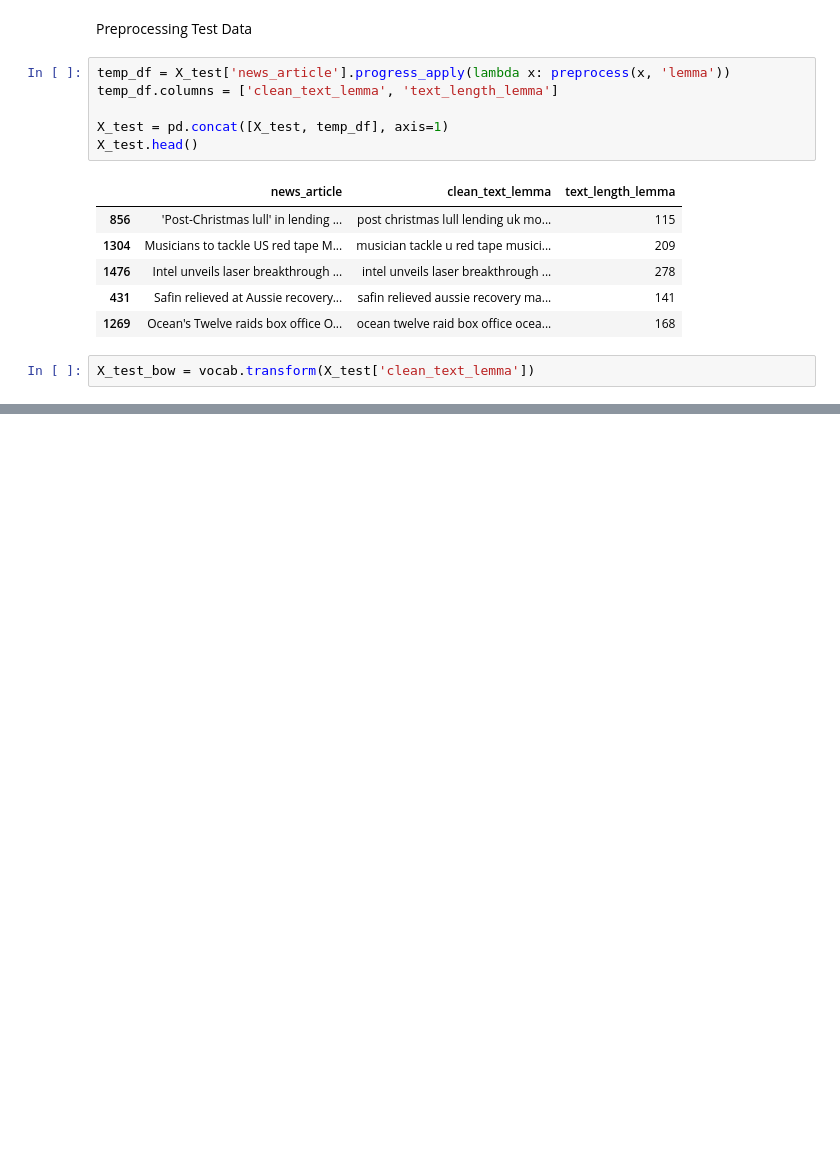
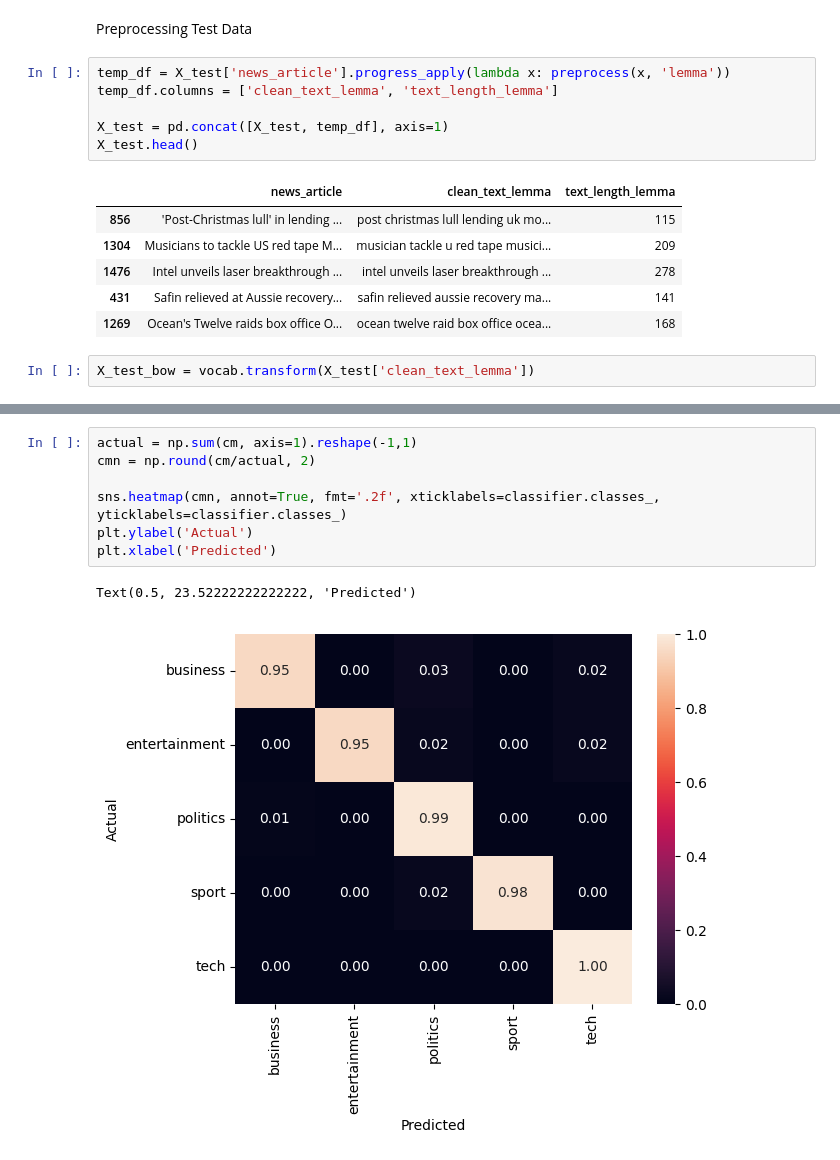
Before and after one commit to Raph4sure/Naive-Bayes-Machine-Learning-Model, a Jupyter notebook: code.ipynb, the cells around one changed output, grey strips where cells are left out. Saved outputs shown, nothing was run; the diff lists cells and outputs as text; blank space fills up the shorter version.

```diff
--- a/code.ipynb
+++ b/code.ipynb
@@ -234,0 +281,10 @@ X_test_bow = vocab.transform(X_test['clean_text_lemma'])
+# %%
+actual = np.sum(cm, axis=1).reshape(-1,1)
+cmn = np.round(cm/actual, 2)
+
+sns.heatmap(cmn, annot=True, fmt='.2f', xticklabels=classifier.classes_, yticklabels=classifier.classes_)
+plt.ylabel('Actual')
+plt.xlabel('Predicted')
+# %% [output]
+Text(0.5, 23.52222222222222, 'Predicted')
+[figure, added]
```
Also changed, not shown: parts of 5 cells of this notebook.
